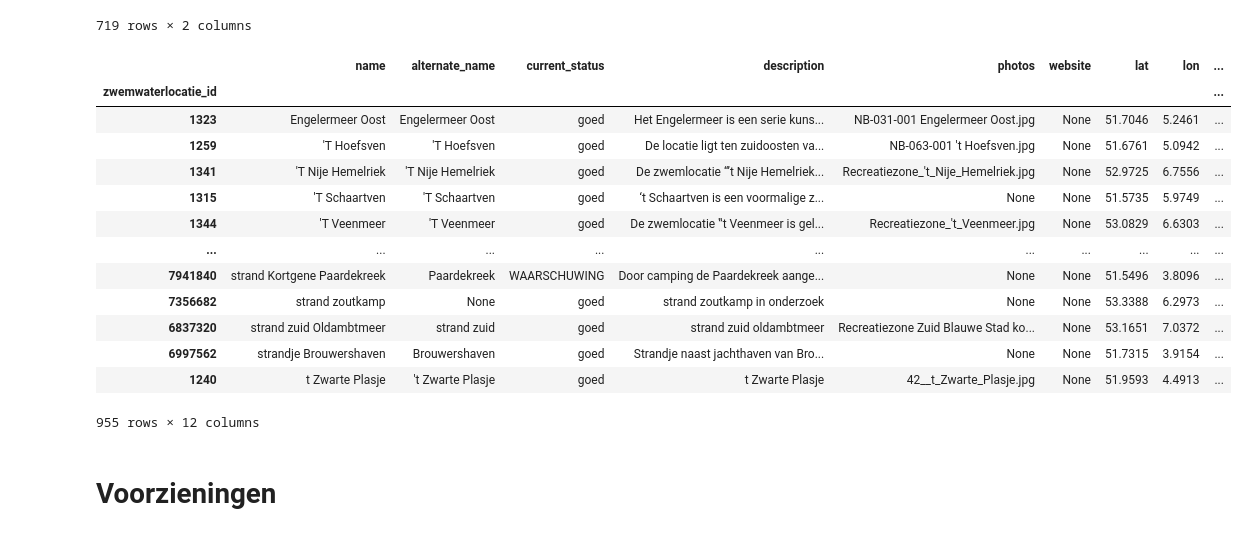
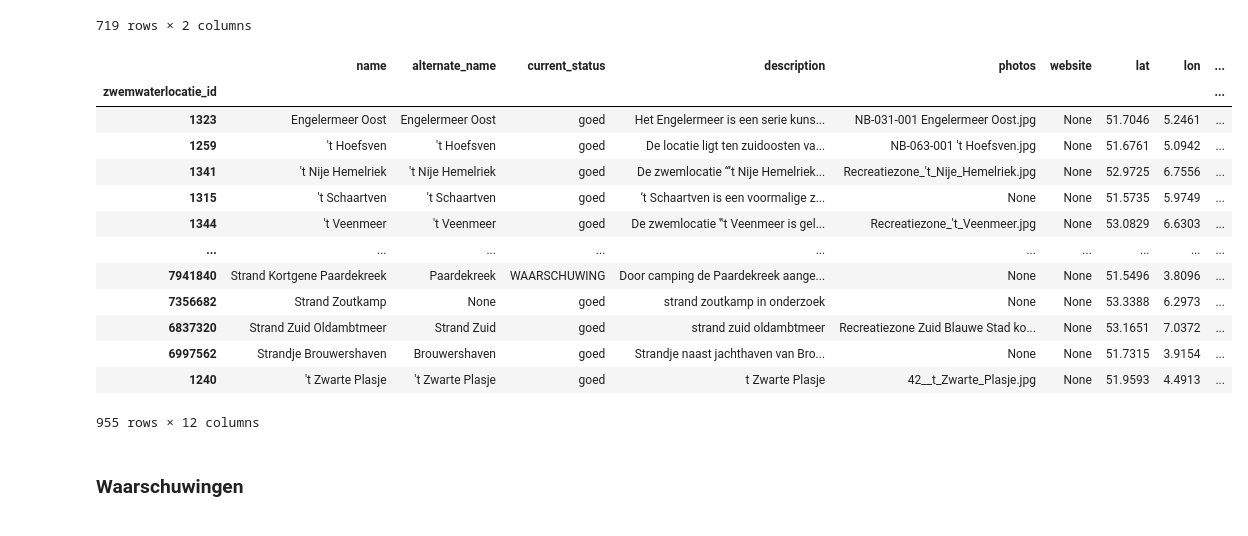
Before and after one commit to leonmelein/EUBathingWaterAPI, a Jupyter notebook: data/netherlands/NL-Datamodel.ipynb, the cells around one changed output. Saved outputs shown, nothing was run; the diff lists cells and outputs as text; code cells hidden in the pictures.

Commit message:
Finalize warnings in data model

```diff
--- a/data/netherlands/NL-Datamodel.ipynb
+++ b/data/netherlands/NL-Datamodel.ipynb
@@ -225,32 +234,46 @@ voorzieningen
 # %%
 data = data.merge(voorzieningen, on="zwemwaterlocatie_id", how="left")
 data.rename(columns={
     "naam": "name",
     "korte_naam": "alternate_name",
     "status": "current_status",
     "tekst": "description",
     "info_filename": "photos",
     "code": "eu_designation",
     "E_COLI": "e_coli",
     "INTTNLETRCCN": "int_ent",
     "voorziening_type_id": "voorzieningen"
 }, inplace=True)
 data.set_index("zwemwaterlocatie_id", inplace=True)
+data['name'] = data['name']\
+    .str.strip()\
+    .str.title()\
+    .str.replace("^Rcn", "RCN", regex=True)\
+    .str.replace("^T ", "'t ", regex=True)\
+    .str.replace("['|`]T ", "'t ", regex=True)\
+    .str.replace("['|`]S", "'s", regex=True)
+data['alternate_name'] = data['alternate_name']\
+    .str.strip()\
+    .str.title()\
+    .str.replace("^Rcn", "RCN", regex=True)\
+    .str.replace("^T ", "'t ", regex=True)\
+    .str.replace("['|`]T ", "'t ", regex=True)\
+    .str.replace("['|`]S", "'s", regex=True)
 data
 # %% [output]
 |  | name | alternate_name | current_status | description | photos | website | lat | lon | ... |
 | zwemwaterlocatie_id |  |  |  |  |  |  |  |  | ... |
 | 1323 | Engelermeer Oost | Engelermeer Oost | goed | Het Engelermeer is een serie kuns... | NB-031-001 Engelermeer Oost.jpg | None | 51.7046 | 5.2461 | ... |
-| 1259 | 'T Hoefsven | 'T Hoefsven | goed | De locatie ligt ten zuidoosten va... | NB-063-001 't Hoefsven.jpg | None | 51.6761 | 5.0942 | ... |
-| 1341 | 'T Nije Hemelriek | 'T Nije Hemelriek | goed | De zwemlocatie “’t Nije Hemelriek... | Recreatiezone_'t_Nije_Hemelriek.jpg | None | 52.9725 | 6.7556 | ... |
-| 1315 | 'T Schaartven | 'T Schaartven | goed | ‘t Schaartven is een voormalige z... | None | None | 51.5735 | 5.9749 | ... |
-| 1344 | 'T Veenmeer | 'T Veenmeer | goed | De zwemlocatie ‟t Veenmeer is gel... | Recreatiezone_'t_Veenmeer.jpg | None | 53.0829 | 6.6303 | ... |
+| 1259 | 't Hoefsven | 't Hoefsven | goed | De locatie ligt ten zuidoosten va... | NB-063-001 't Hoefsven.jpg | None | 51.6761 | 5.0942 | ... |
+| 1341 | 't Nije Hemelriek | 't Nije Hemelriek | goed | De zwemlocatie “’t Nije Hemelriek... | Recreatiezone_'t_Nije_Hemelriek.jpg | None | 52.9725 | 6.7556 | ... |
+| 1315 | 't Schaartven | 't Schaartven | goed | ‘t Schaartven is een voormalige z... | None | None | 51.5735 | 5.9749 | ... |
+| 1344 | 't Veenmeer | 't Veenmeer | goed | De zwemlocatie ‟t Veenmeer is gel... | Recreatiezone_'t_Veenmeer.jpg | None | 53.0829 | 6.6303 | ... |
 | ... | ... | ... | ... | ... | ... | ... | ... | ... | ... |
-| 7941840 | strand Kortgene Paardekreek | Paardekreek | WAARSCHUWING | Door camping de Paardekreek aange... | None | None | 51.5496 | 3.8096 | ... |
-| 7356682 | strand zoutkamp | None | goed | strand zoutkamp in onderzoek | None | None | 53.3388 | 6.2973 | ... |
-| 6837320 | strand zuid Oldambtmeer | strand zuid | goed | strand zuid oldambtmeer | Recreatiezone Zuid Blauwe Stad ko... | None | 53.1651 | 7.0372 | ... |
-| 6997562 | strandje Brouwershaven | Brouwershaven | goed | Strandje naast jachthaven van Bro... | None | None | 51.7315 | 3.9154 | ... |
-| 1240 | t Zwarte Plasje | 't Zwarte Plasje | goed | t Zwarte Plasje | 42__t_Zwarte_Plasje.jpg | None | 51.9593 | 4.4913 | ... |
+| 7941840 | Strand Kortgene Paardekreek | Paardekreek | WAARSCHUWING | Door camping de Paardekreek aange... | None | None | 51.5496 | 3.8096 | ... |
+| 7356682 | Strand Zoutkamp | None | goed | strand zoutkamp in onderzoek | None | None | 53.3388 | 6.2973 | ... |
+| 6837320 | Strand Zuid Oldambtmeer | Strand Zuid | goed | strand zuid oldambtmeer | Recreatiezone Zuid Blauwe Stad ko... | None | 53.1651 | 7.0372 | ... |
+| 6997562 | Strandje Brouwershaven | Brouwershaven | goed | Strandje naast jachthaven van Bro... | None | None | 51.7315 | 3.9154 | ... |
+| 1240 | 't Zwarte Plasje | 't Zwarte Plasje | goed | t Zwarte Plasje | 42__t_Zwarte_Plasje.jpg | None | 51.9593 | 4.4913 | ... |
 955 rows × 12 columns
 # %% [markdown]
-# Voorzieningen
+### Waarschuwingen
```
Also changed, not shown: parts of 32 cells of this notebook, 1 other file.
